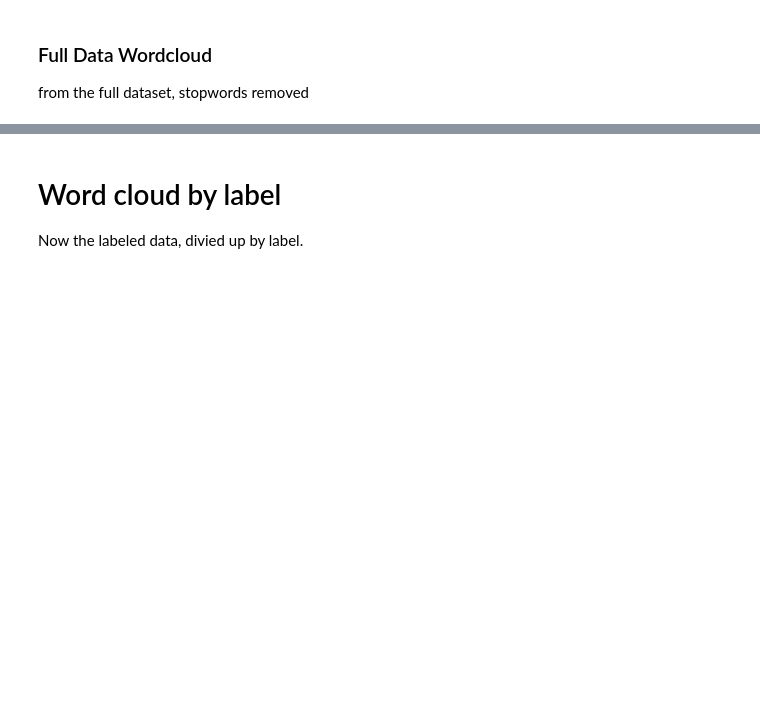
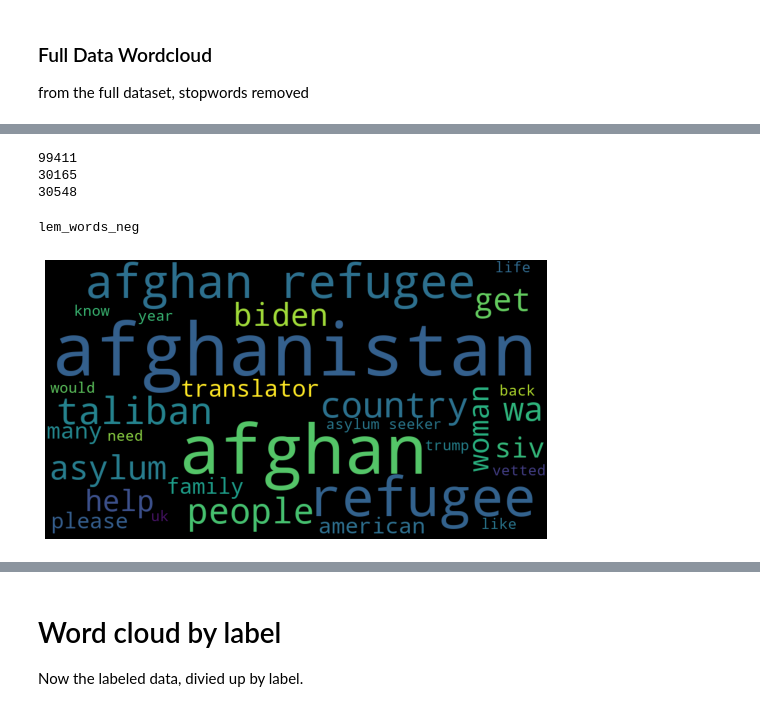
Before and after one commit to loopyQueen/RefugeeSentiment, a Jupyter notebook: vaderMod.ipynb, the cells around one changed output, grey strips where cells are left out. Drawn from its saved outputs; the diff is of its cells as text; code cells hidden in the pictures; blank space fills up the shorter version.

```diff
--- a/vaderMod.ipynb
+++ b/vaderMod.ipynb
@@ -188,0 +349,48 @@ plt.show()
+# %%
+# Break the data up per class
+neg_list = []
+neu_list = []
+pos_list = []
+
+for i, l in enumerate(unbal_all_train["y_sent"]):
+    if l == 0:
+        neg_list.append(unbal_all_train["ContentClean"].iloc[i])
+    if l == 1:
+        neu_list.append(unbal_all_train["ContentClean"].iloc[i])
+    if l == 2:
+        pos_list.append(unbal_all_train["ContentClean"].iloc[i])
+
+# Turn the lists into long strings
+neg_words = ' '.join(neg_list)
+neu_words = ' '.join(neu_list)
+pos_words = ' '.join(pos_list)
+
+# Build the lists of lems
+a = aa.lemmatize_text(neg_words)  # to change the tokenizer and lemmatizer from nltk, change in aardvark
+lem_words_neg = ' '.join(a)
+
+b = aa.lemmatize_text(neu_words)  # to change the tokenizer and lemmatizer from nltk, change in aardvark
+lem_words_neu = ' '.join(b)
+
+c = aa.lemmatize_text(pos_words)  # to change the tokenizer and lemmatizer from nltk, change in aardvark
+lem_words_pos = ' '.join(c)
+
+print(len(lem_words_neg))
+print(len(lem_words_neu))
+print(len(lem_words_pos))
+# %% [output]
+99411
+30165
+30548
+# %%
+wc = WordCloud(stopwords=stopwords, width=900, height=500, max_words=30).generate(lem_words_neg)
+neg_wc = wc.words_  # dictionary of the words used to make the cloud
+
+print("lem_words_neg")
+plt.figure(figsize=(8,6))
+plt.imshow(wc)
+plt.axis("off")
+plt.show()
+# %% [output]
+lem_words_neg
+[figure, added]
```
Also changed, not shown: parts of 41 cells of this notebook, 6 other files.
